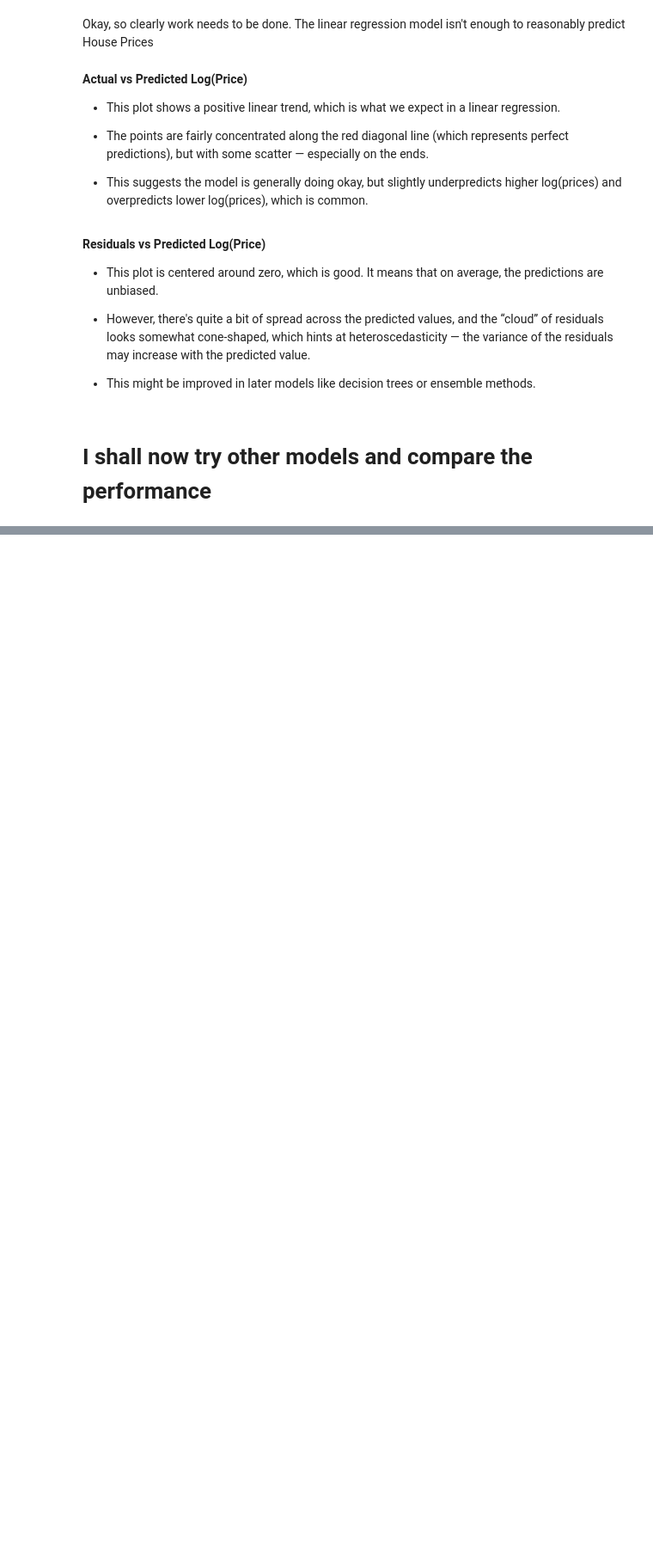
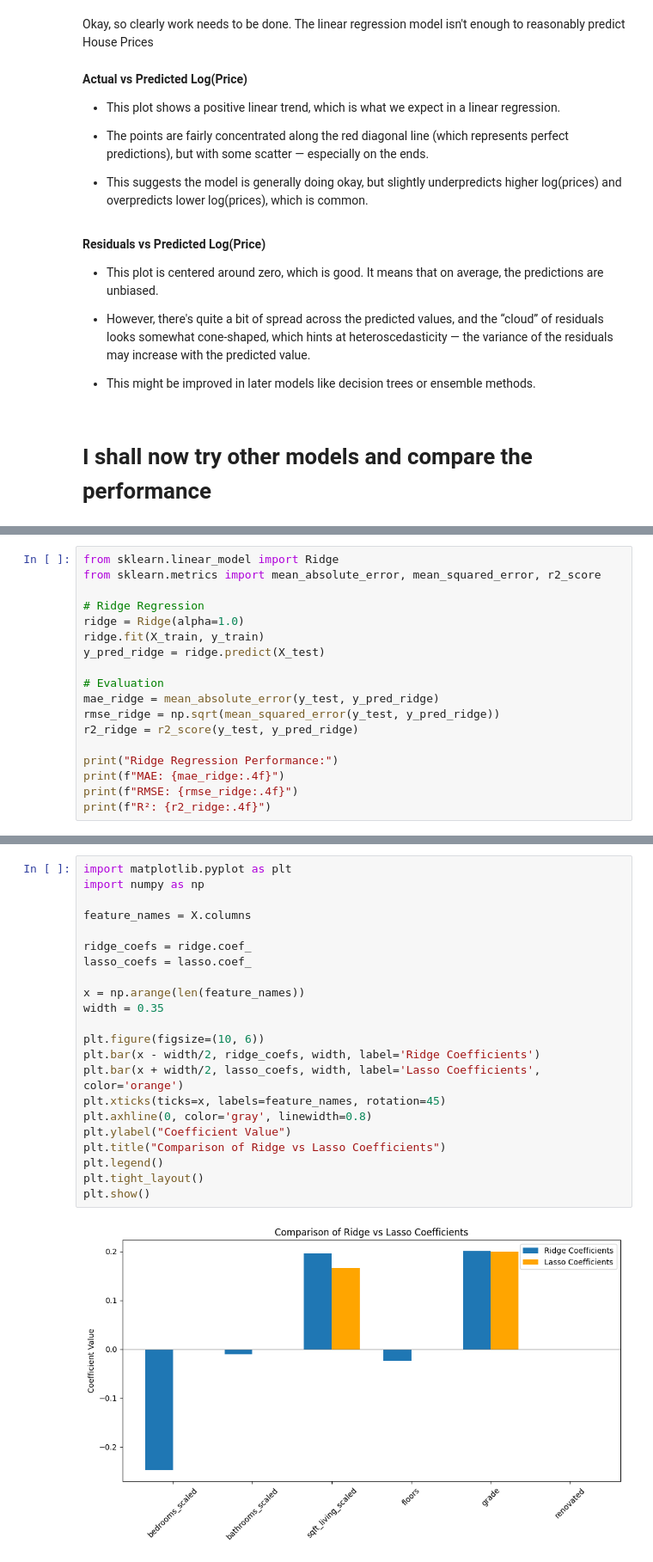
Before and after one commit to OmerTDK/Paris-Housing-Analysis, a Jupyter notebook: Analysis.ipynb, the cells around one changed output, grey strips where cells are left out. Shown at 86% size. Saved outputs shown, nothing was run; the diff lists cells and outputs as text; blank space fills up the shorter version.

```diff
--- a/Analysis.ipynb
+++ b/Analysis.ipynb
@@ -770,0 +851,18 @@ Okay, so clearly work needs to be done. The linear regression model isn't enough
+# %%
+from sklearn.linear_model import Ridge
+from sklearn.metrics import mean_absolute_error, mean_squared_error, r2_score
+
+# Ridge Regression
+ridge = Ridge(alpha=1.0)
+ridge.fit(X_train, y_train)
+y_pred_ridge = ridge.predict(X_test)
+
+# Evaluation
+mae_ridge = mean_absolute_error(y_test, y_pred_ridge)
+rmse_ridge = np.sqrt(mean_squared_error(y_test, y_pred_ridge))
+r2_ridge = r2_score(y_test, y_pred_ridge)
+
+print("Ridge Regression Performance:")
+print(f"MAE: {mae_ridge:.4f}")
+print(f"RMSE: {rmse_ridge:.4f}")
+print(f"R²: {r2_ridge:.4f}")
@@ -770,0 +916,24 @@ Okay, so clearly work needs to be done. The linear regression model isn't enough
+# %%
+import matplotlib.pyplot as plt
+import numpy as np
+
+feature_names = X.columns
+
+ridge_coefs = ridge.coef_
+lasso_coefs = lasso.coef_
+
+x = np.arange(len(feature_names))
+width = 0.35
+
+plt.figure(figsize=(10, 6))
+plt.bar(x - width/2, ridge_coefs, width, label='Ridge Coefficients')
+plt.bar(x + width/2, lasso_coefs, width, label='Lasso Coefficients', color='orange')
+plt.xticks(ticks=x, labels=feature_names, rotation=45)
+plt.axhline(0, color='gray', linewidth=0.8)
+plt.ylabel("Coefficient Value")
+plt.title("Comparison of Ridge vs Lasso Coefficients")
+plt.legend()
+plt.tight_layout()
+plt.show()
+# %% [output]
+[figure, added]
```
Also changed, not shown: parts of 10 cells of this notebook.
